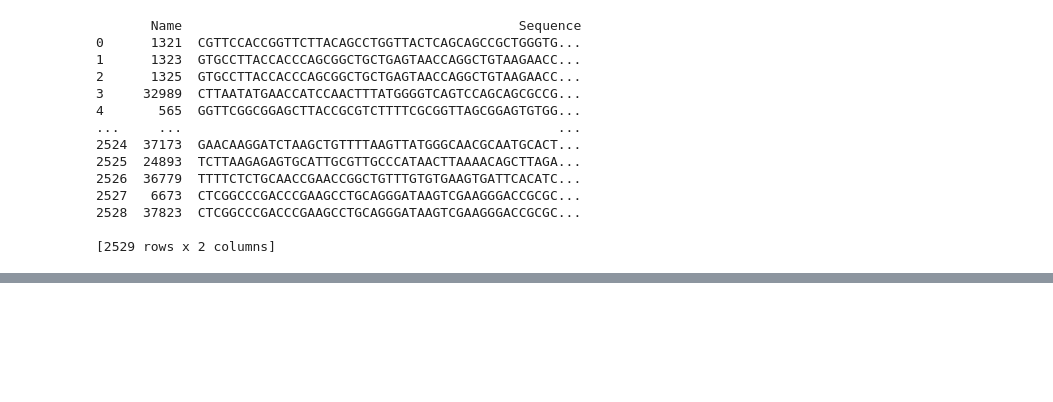
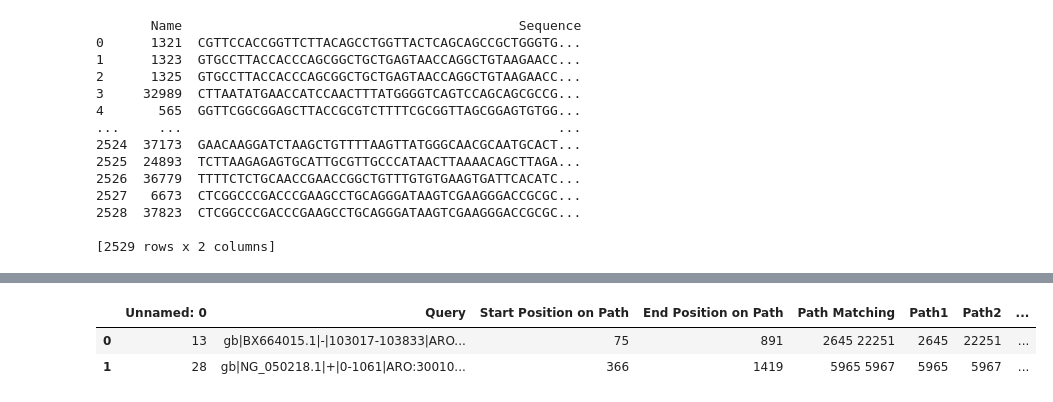
Before and after one commit to Yusreen/Thesis, a Jupyter notebook: Results and findings/Extract Sequence.ipynb, the cells around one changed output, grey strips where cells are left out. Drawn from its saved outputs; the diff is of its cells as text; code cells hidden in the pictures; blank space fills up the shorter version.

```diff
--- a/Results and findings/Extract Sequence.ipynb
+++ b/Results and findings/Extract Sequence.ipynb
@@ -157,0 +248,2 @@ extracted_sequences.to_csv("extracted_sequences.tsv")
+# %%
+extracted_sequences_multiple = extract_sequences_multiple_sequences_overlap(extracted_sequences_3)
@@ -157,0 +256,16 @@ extracted_sequences.to_csv("extracted_sequences.tsv")
+# %%
+def extract_sequences_multiple_sequences_final(dataframe):
+
+    for index, row in dataframe.iterrows():
+        sequence_first = row['FinalSequence1']
+        sequence_second = row['SequencefSecond']
+
+        #Get the first sequence, and the last 55 characters
+        extracted_sequence_final = sequence_first+sequence_second
+
+
+        dataframe.loc[index, 'FinalSequence'] = sequence_first + sequence_second
+
+    return dataframe
+# %%
+extracted_sequences_multiple_final =extract_sequences_multiple_sequences_final(extracted_sequences_multiple)
@@ -157,0 +278,9 @@ extracted_sequences.to_csv("extracted_sequences.tsv")
+# %%
+#Drop some columns
+extracted_sequences_multiple_final=extracted_sequences_multiple_final.drop(['Path_Bandage', 'Path_GraphAligner','Equal','Name_x','Name_y'], axis=1)
+# %%
+extracted_sequences_multiple_final
+# %% [output]
+|  | Unnamed: 0 | Query | Start Position on Path | End Position on Path | Path Matching | Path1 | Path2 | ... |
+| 0 | 13 | gb|BX664015.1|-|103017-103833|ARO... | 75 | 891 | 2645 22251 | 2645 | 22251 | ... |
+| 1 | 28 | gb|NG_050218.1|+|0-1061|ARO:30010... | 366 | 1419 | 5965 5967 | 5965 | 5967 | ... |
```
Also changed, not shown: parts of 28 cells of this notebook, 10 other files.
